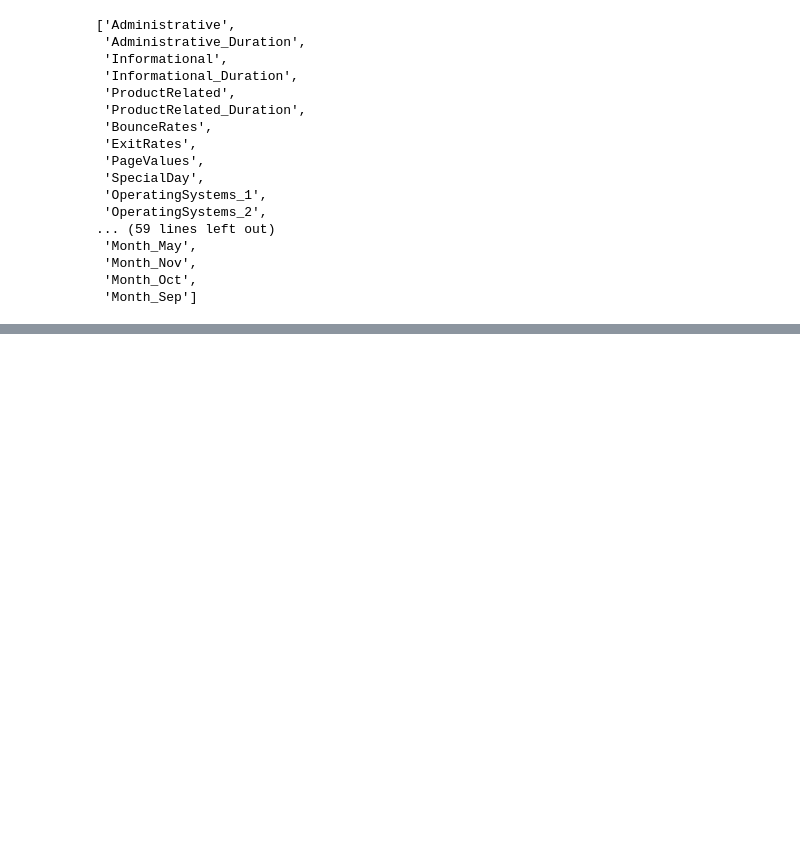
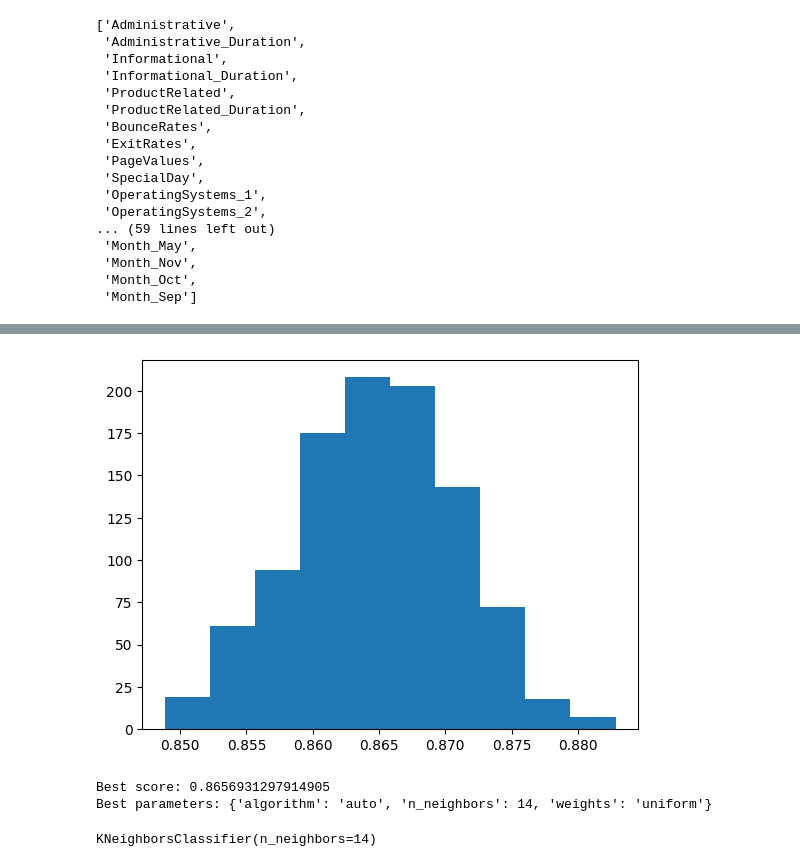
Before and after one commit to Joanaigs/Predict-Shopper-Behaviour-IA-Proj2, a Jupyter notebook: notebook.ipynb, the cells around one changed output, grey strips where cells are left out. Cells and saved outputs as stored; diff of their text form; code cells hidden in the pictures; blank space fills up the shorter version.

```diff
--- a/notebook.ipynb
+++ b/notebook.ipynb
@@ -292,0 +240,29 @@ plt.hist(model_accuracies)
+# %%
+trainingRepetitions(KNeighborsClassifier(n_neighbors=14))
+# %% [output]
+[figure, added]
+# %%
+knn = KNeighborsClassifier()
+
+parameter_grid = {'n_neighbors': [10, 11, 12, 13, 14, 15, 16, 17, 18, 19, 20],
+                  'weights': ['uniform', 'distance'],
+                  'algorithm': ['auto', 'ball_tree', 'kd_tree', 'brute']}
+
+
+cross_validation = KFold(n_splits=10)
+
+grid_search = GridSearchCV( knn,
+                           param_grid=parameter_grid,
+                           cv=cross_validation)
+
+grid_search.fit(all_inputs, all_labels)
+
+print('Best score: {}'.format(grid_search.best_score_))
+print('Best parameters: {}'.format(grid_search.best_params_))
+
+decision_tree_classifier = grid_search.best_estimator_
+decision_tree_classifier
+# %% [output]
+Best score: 0.8656931297914905
+Best parameters: {'algorithm': 'auto', 'n_neighbors': 14, 'weights': 'uniform'}
+KNeighborsClassifier(n_neighbors=14)
```
Also changed, not shown: parts of 16 cells of this notebook, 4 other files.
